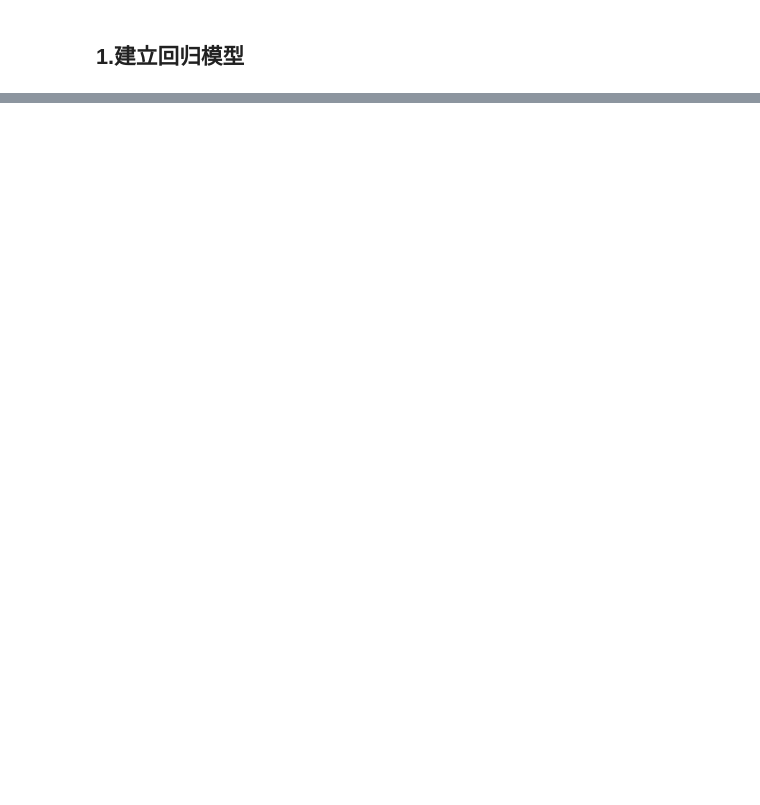
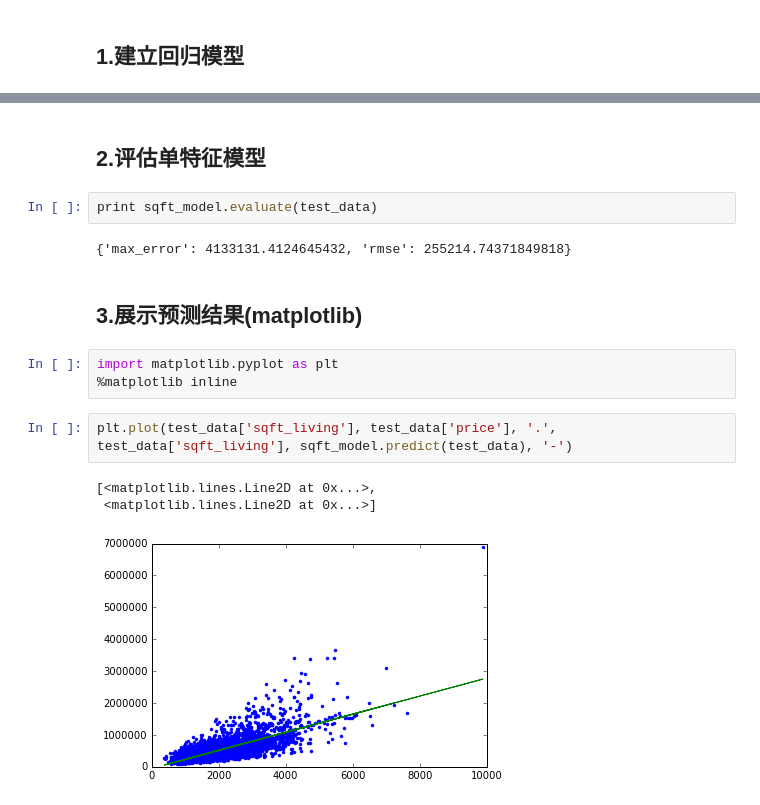
Before and after one commit to QuoniamYIF/happy-machine-learning, a Jupyter notebook: was_ML_coursera/week2/Predicting Houses Prices.ipynb, the cells around one changed output, grey strips where cells are left out. Saved outputs shown, nothing was run; the diff lists cells and outputs as text; blank space fills up the shorter version.

```diff
--- a/was_ML_coursera/week2/Predicting Houses Prices.ipynb
+++ b/was_ML_coursera/week2/Predicting Houses Prices.ipynb
@@ -35,3 +38,20 @@ Starting Newton Method
 | Iteration | Passes   | Elapsed Time | Training-max_error | Validation-max_error | Training-rmse | Validation-rmse |
 +-----------+----------+--------------+--------------------+----------------------+---------------+-----------------+
 ... (4 outputs left out)
+# %% [markdown]
+## 2.评估单特征模型
+# %%
+print sqft_model.evaluate(test_data)
+# %% [output]
+{'max_error': 4133131.4124645432, 'rmse': 255214.74371849818}
+# %% [markdown]
+## 3.展示预测结果(matplotlib)
+# %%
+import matplotlib.pyplot as plt
+%matplotlib inline
+# %%
+plt.plot(test_data['sqft_living'], test_data['price'], '.', test_data['sqft_living'], sqft_model.predict(test_data), '-')
+# %% [output]
+[<matplotlib.lines.Line2D at 0x...>,
+ <matplotlib.lines.Line2D at 0x...>]
+[figure, added]
```
Also changed, not shown: parts of 10 cells of this notebook.
